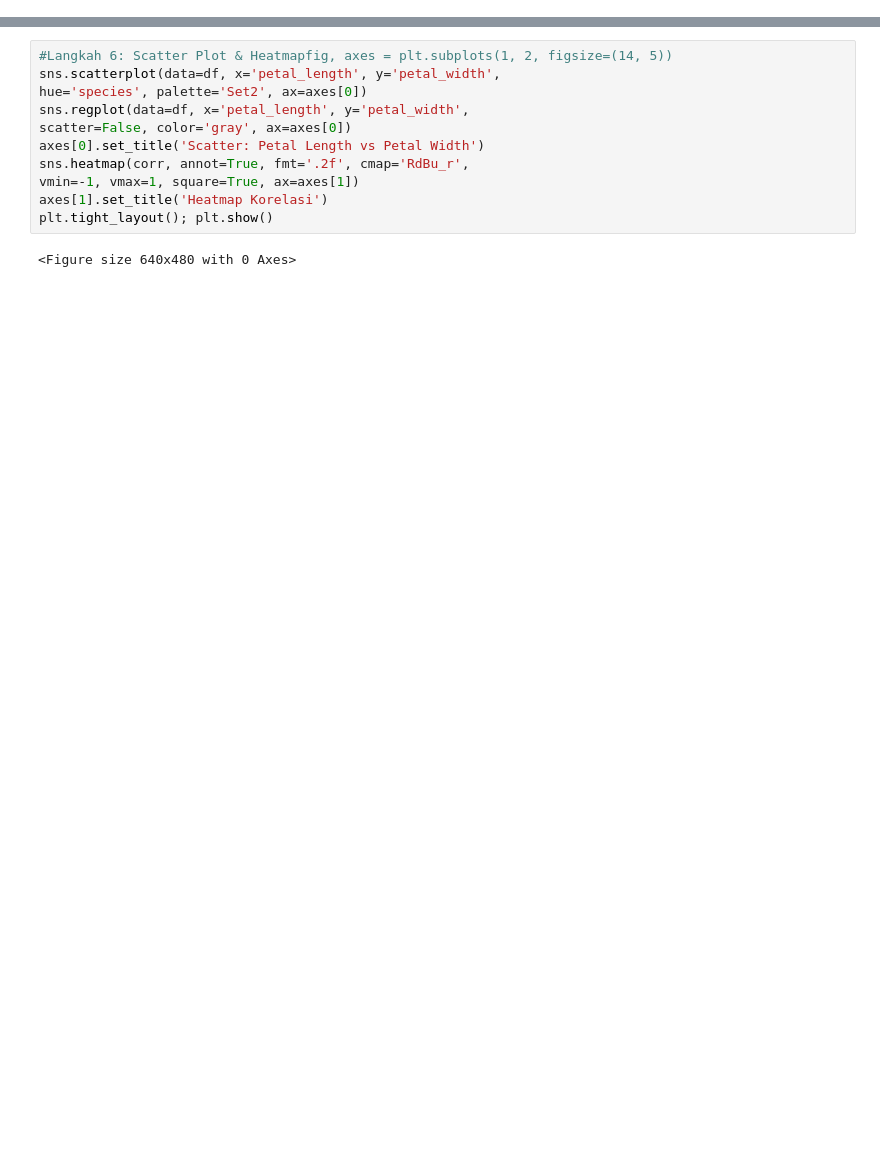
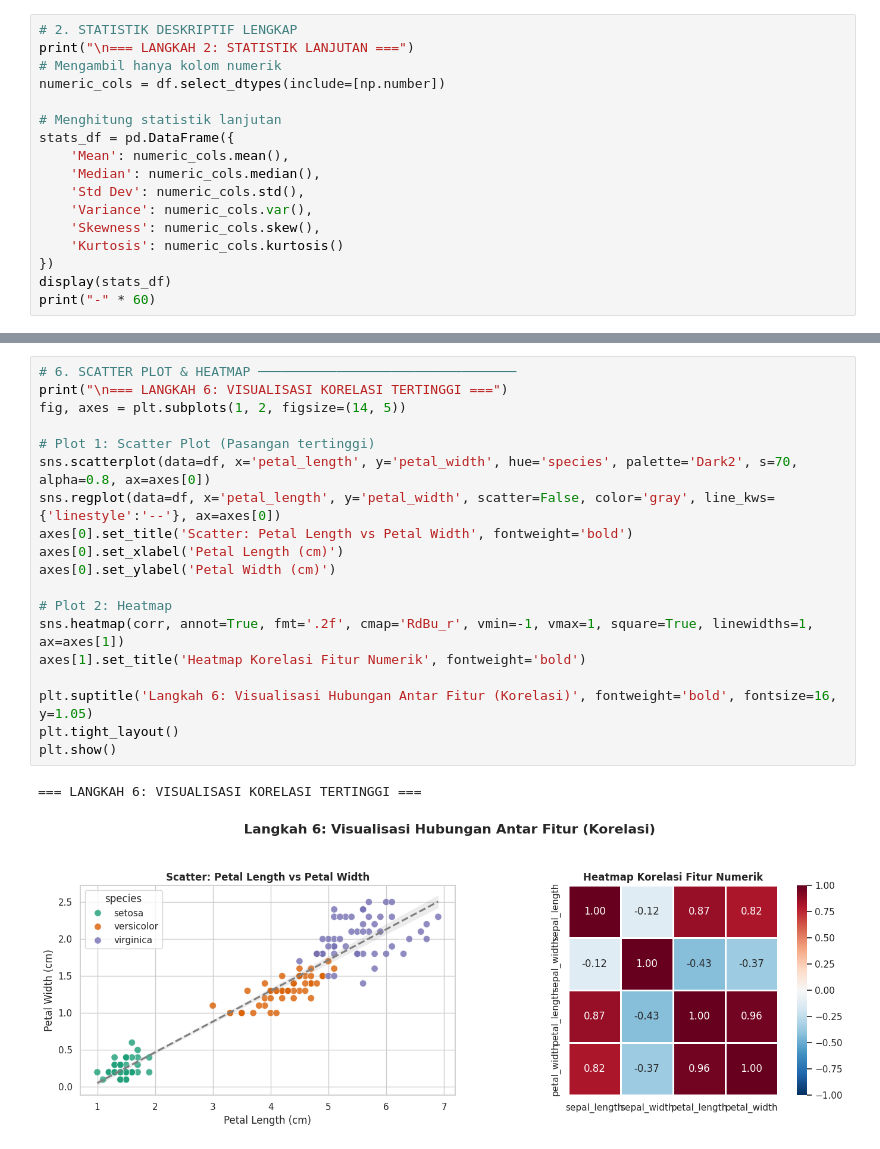
Before and after one commit to noone878/DataScience_230401010262_SEPTIAN-AL-RIZKI, a Jupyter notebook: Pertemuan4_SEPTIAN_AL_RIZKI_230401010262.ipynb, the cells around one changed output, grey strips where cells are left out. Drawn from its saved outputs; the diff is of its cells as text; blank space fills up the shorter version.

```diff
--- a/Pertemuan4_SEPTIAN_AL_RIZKI_230401010262.ipynb
+++ b/Pertemuan4_SEPTIAN_AL_RIZKI_230401010262.ipynb
@@ -94,0 +61,17 @@ Korelasi tertinggi: ('petal_width', 'petal_length') = 0.963
+# %%
+# 2. STATISTIK DESKRIPTIF LENGKAP
+print("\n=== LANGKAH 2: STATISTIK LANJUTAN ===")
+# Mengambil hanya kolom numerik
+numeric_cols = df.select_dtypes(include=[np.number])
+
+# Menghitung statistik lanjutan
+stats_df = pd.DataFrame({
+    'Mean': numeric_cols.mean(),
+    'Median': numeric_cols.median(),
+    'Std Dev': numeric_cols.std(),
+    'Variance': numeric_cols.var(),
+    'Skewness': numeric_cols.skew(),
+    'Kurtosis': numeric_cols.kurtosis()
+})
+display(stats_df)
+print("-" * 60)
@@ -95,13 +186,22 @@ Korelasi tertinggi: ('petal_width', 'petal_length') = 0.963
 # %%
-#Langkah 6: Scatter Plot & Heatmapfig, axes = plt.subplots(1, 2, figsize=(14, 5))
-sns.scatterplot(data=df, x='petal_length', y='petal_width',
-hue='species', palette='Set2', ax=axes[0])
-sns.regplot(data=df, x='petal_length', y='petal_width',
-scatter=False, color='gray', ax=axes[0])
-axes[0].set_title('Scatter: Petal Length vs Petal Width')
-sns.heatmap(corr, annot=True, fmt='.2f', cmap='RdBu_r',
-vmin=-1, vmax=1, square=True, ax=axes[1])
-axes[1].set_title('Heatmap Korelasi')
-plt.tight_layout(); plt.show()
+# 6. SCATTER PLOT & HEATMAP ─────────────────────────────────
+print("\n=== LANGKAH 6: VISUALISASI KORELASI TERTINGGI ===")
+fig, axes = plt.subplots(1, 2, figsize=(14, 5))
+
+# Plot 1: Scatter Plot (Pasangan tertinggi)
+sns.scatterplot(data=df, x='petal_length', y='petal_width', hue='species', palette='Dark2', s=70, alpha=0.8, ax=axes[0])
+sns.regplot(data=df, x='petal_length', y='petal_width', scatter=False, color='gray', line_kws={'linestyle':'--'}, ax=axes[0])
+axes[0].set_title('Scatter: Petal Length vs Petal Width', fontweight='bold')
+axes[0].set_xlabel('Petal Length (cm)')
+axes[0].set_ylabel('Petal Width (cm)')
+
+# Plot 2: Heatmap
+sns.heatmap(corr, annot=True, fmt='.2f', cmap='RdBu_r', vmin=-1, vmax=1, square=True, linewidths=1, ax=axes[1])
+axes[1].set_title('Heatmap Korelasi Fitur Numerik', fontweight='bold')
+
+plt.suptitle('Langkah 6: Visualisasi Hubungan Antar Fitur (Korelasi)', fontweight='bold', fontsize=16, y=1.05)
+plt.tight_layout()
+plt.show()
 # %% [output]
-<Figure size 640x480 with 0 Axes>
+=== LANGKAH 6: VISUALISASI KORELASI TERTINGGI ===
+[figure, added]
```
Also changed, not shown: parts of 15 cells of this notebook.
